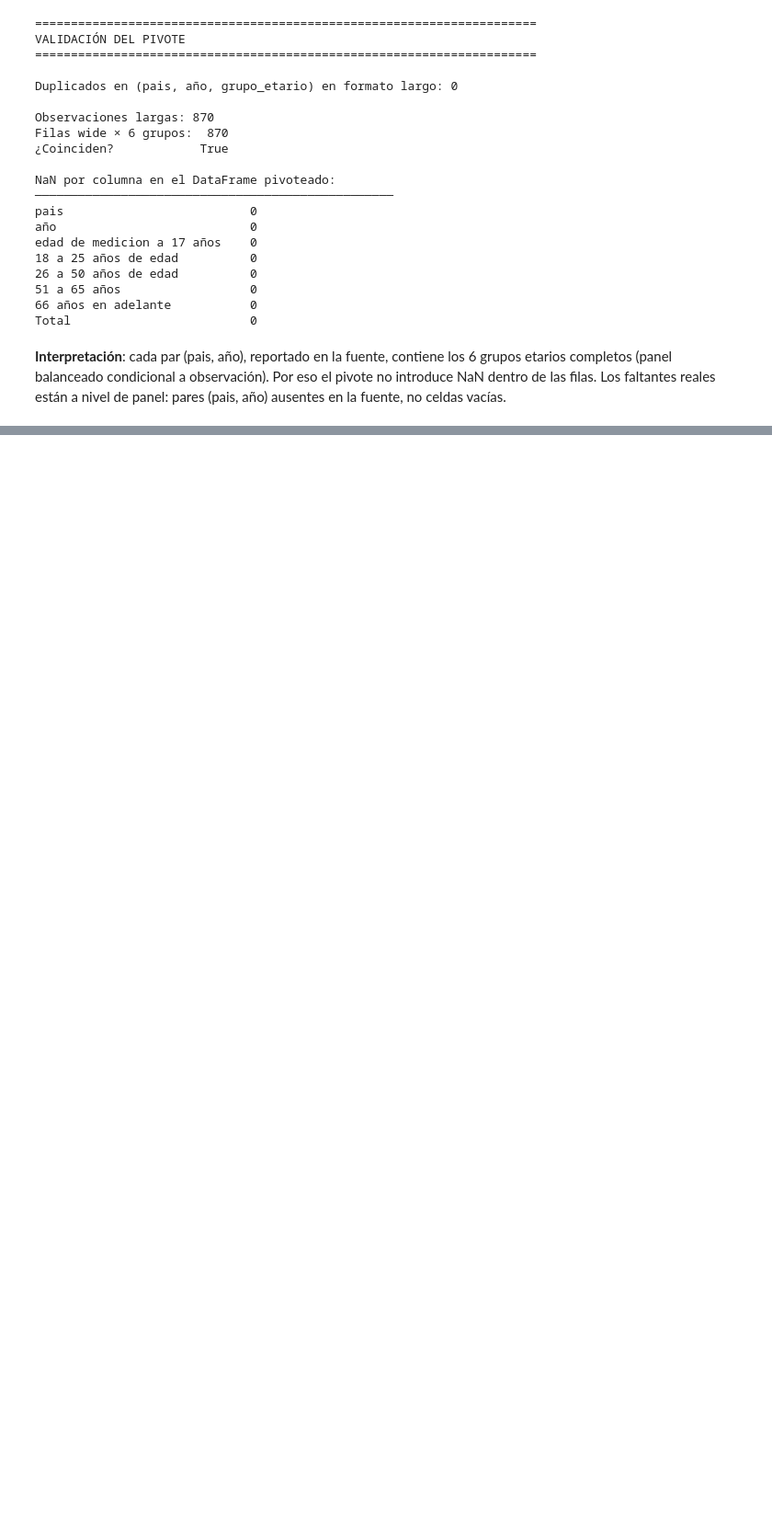
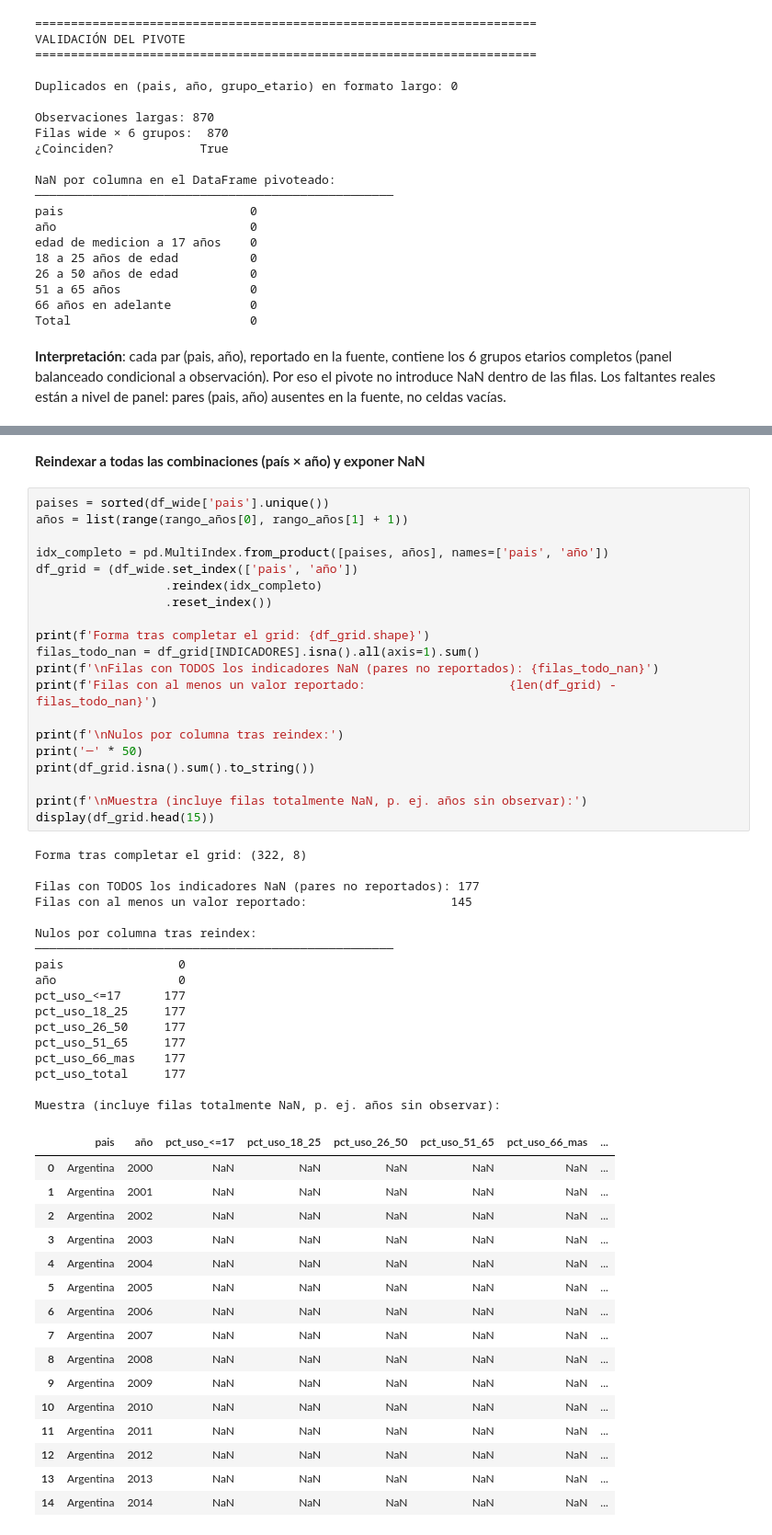
Before and after one commit to Tunchxz/CC3074-Proyecto-Final, a Jupyter notebook: Week-2.ipynb, the cells around one changed output, grey strips where cells are left out. Shown at 92% size. Drawn from its saved outputs; the diff is of its cells as text; blank space fills up the shorter version.

```diff
--- a/Week-2.ipynb
+++ b/Week-2.ipynb
@@ -348,0 +478,56 @@ Total                         0
+# %% [markdown]
+**Reindexar a todas las combinaciones (país × año) y exponer NaN**
+# %%
+paises = sorted(df_wide['pais'].unique())
+años = list(range(rango_años[0], rango_años[1] + 1))
+
+idx_completo = pd.MultiIndex.from_product([paises, años], names=['pais', 'año'])
+df_grid = (df_wide.set_index(['pais', 'año'])
+                  .reindex(idx_completo)
+                  .reset_index())
+
+print(f'Forma tras completar el grid: {df_grid.shape}')
+filas_todo_nan = df_grid[INDICADORES].isna().all(axis=1).sum()
+print(f'\nFilas con TODOS los indicadores NaN (pares no reportados): {filas_todo_nan}')
+print(f'Filas con al menos un valor reportado:                    {len(df_grid) - filas_todo_nan}')
+
+print(f'\nNulos por columna tras reindex:')
+print('─' * 50)
+print(df_grid.isna().sum().to_string())
+
+print(f'\nMuestra (incluye filas totalmente NaN, p. ej. años sin observar):')
+display(df_grid.head(15))
+# %% [output]
+Forma tras completar el grid: (322, 8)
+
+Filas con TODOS los indicadores NaN (pares no reportados): 177
+Filas con al menos un valor reportado:                    145
+
+Nulos por columna tras reindex:
+──────────────────────────────────────────────────
+pais                0
+año                 0
+pct_uso_<=17      177
+pct_uso_18_25     177
+pct_uso_26_50     177
+pct_uso_51_65     177
+pct_uso_66_mas    177
+pct_uso_total     177
+
+Muestra (incluye filas totalmente NaN, p. ej. años sin observar):
+|  | pais | año | pct_uso_<=17 | pct_uso_18_25 | pct_uso_26_50 | pct_uso_51_65 | pct_uso_66_mas | ... |
+| 0 | Argentina | 2000 | NaN | NaN | NaN | NaN | NaN | ... |
+| 1 | Argentina | 2001 | NaN | NaN | NaN | NaN | NaN | ... |
+| 2 | Argentina | 2002 | NaN | NaN | NaN | NaN | NaN | ... |
+| 3 | Argentina | 2003 | NaN | NaN | NaN | NaN | NaN | ... |
+| 4 | Argentina | 2004 | NaN | NaN | NaN | NaN | NaN | ... |
+| 5 | Argentina | 2005 | NaN | NaN | NaN | NaN | NaN | ... |
+| 6 | Argentina | 2006 | NaN | NaN | NaN | NaN | NaN | ... |
+| 7 | Argentina | 2007 | NaN | NaN | NaN | NaN | NaN | ... |
+| 8 | Argentina | 2008 | NaN | NaN | NaN | NaN | NaN | ... |
+| 9 | Argentina | 2009 | NaN | NaN | NaN | NaN | NaN | ... |
+| 10 | Argentina | 2010 | NaN | NaN | NaN | NaN | NaN | ... |
+| 11 | Argentina | 2011 | NaN | NaN | NaN | NaN | NaN | ... |
+| 12 | Argentina | 2012 | NaN | NaN | NaN | NaN | NaN | ... |
+| 13 | Argentina | 2013 | NaN | NaN | NaN | NaN | NaN | ... |
+| 14 | Argentina | 2014 | NaN | NaN | NaN | NaN | NaN | ... |
```
Also changed, not shown: parts of 16 cells of this notebook.
